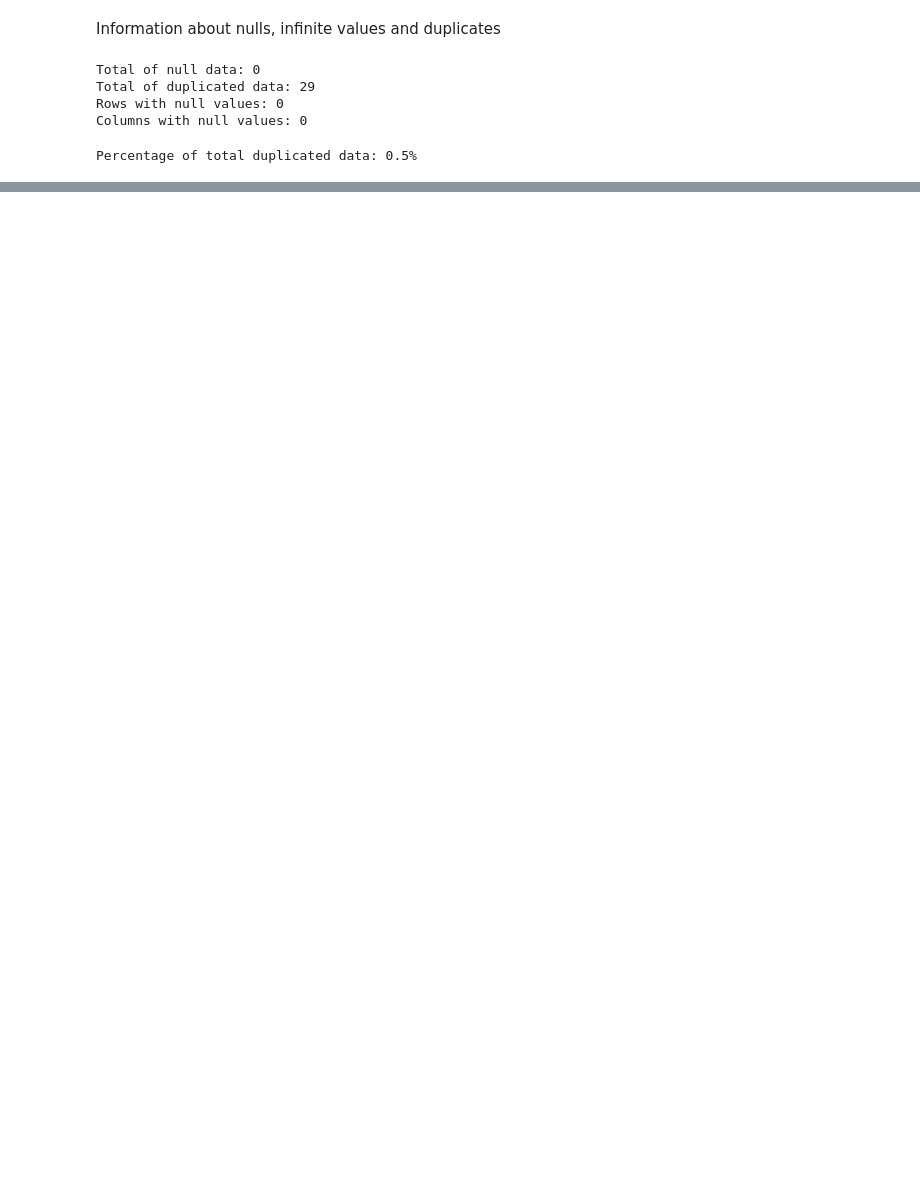
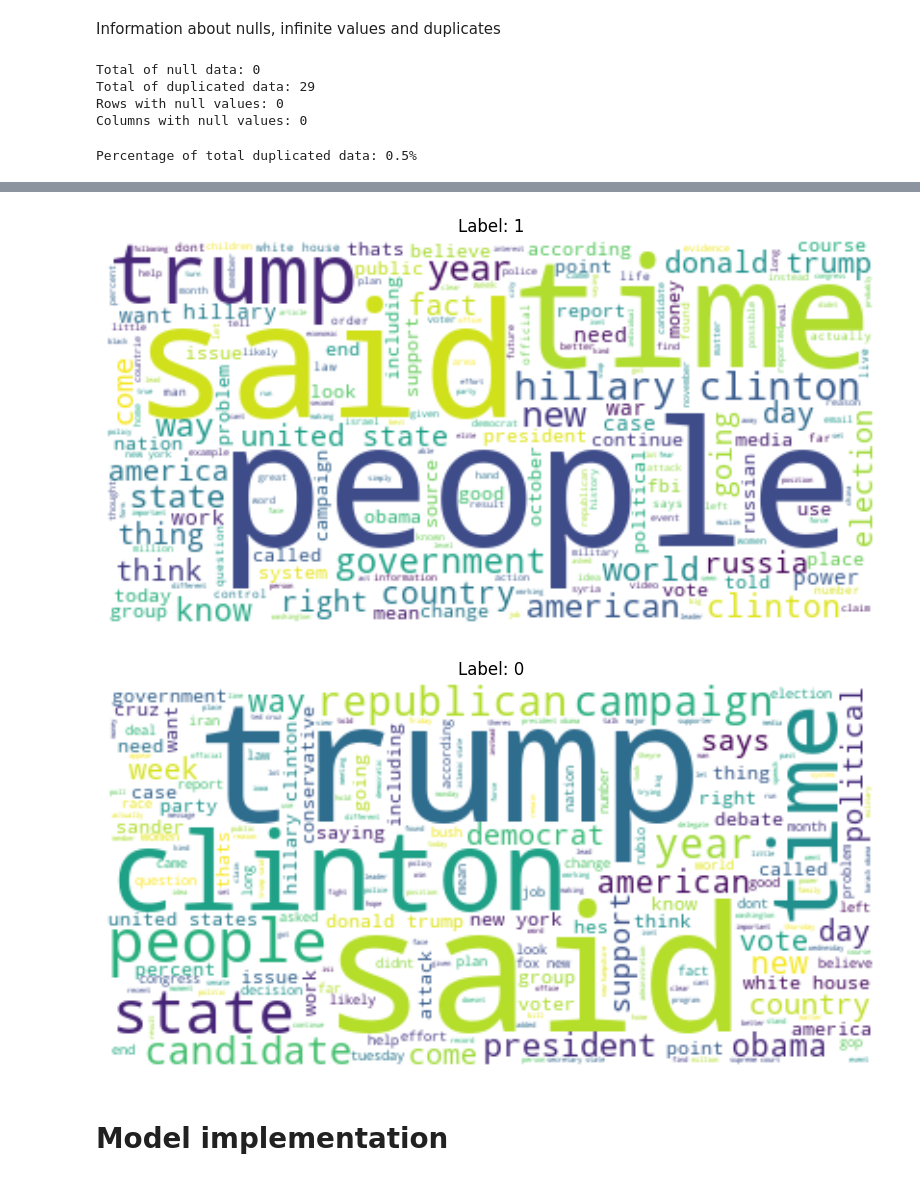
Before and after one commit to estivengrx/CognoRise_Infotech, a Jupyter notebook: notebooks/task2_fake-news-prediction/fake-news-prediction.ipynb, the cells around one changed output, grey strips where cells are left out. Drawn from its saved outputs; the diff is of its cells as text; code cells hidden in the pictures; blank space fills up the shorter version.

Commit message:
feat: Added feature engineering, cleaning text and model creation
It is left the tunning of hyperparameter well made and the best training of the model

```diff
--- a/notebooks/task2_fake-news-prediction/fake-news-prediction.ipynb
+++ b/notebooks/task2_fake-news-prediction/fake-news-prediction.ipynb
@@ -112,0 +146,10 @@ Percentage of total duplicated data: 0.5%
+# %%
+df = df.copy().drop(['title'], axis=1)
+# %%
+df['text_length'] = df['text'].apply(len)
+df['text_num_capital_letters'] = df['text'].apply(lambda s: sum([1 for c in s if c.isupper()]))
+df['text_num_words'] = df['text'].apply(lambda s: len(s.split()))
+df['text_avg_word_length'] = df['text'].apply(lambda s: sum(len(word) for word in s.split()) / len(s.split()) if len(s.split()) > 0 else 0)
+df['text_num_special_chars'] = df['text'].apply(lambda s: sum([1 for c in s if not c.isalnum() and not c.isspace()]))
+
+df.head()
@@ -112,0 +163,14 @@ Percentage of total duplicated data: 0.5%
+# %%
+def clean_text(text):
+    text = str(text).lower()
+    text = nfx.remove_special_characters(text)
+    text = nfx.remove_stopwords(text)
+    text = nfx.remove_urls(text)
+    text = nfx.remove_puncts(text)
+    text = nfx.remove_emails(text)
+    text = nfx.remove_userhandles(text)
+    return text
+
+df['cleaned_text'] = df['text'].apply(clean_text)
+df.drop(['text'], axis=1, inplace=True)
+df.head()
@@ -112,0 +189,21 @@ Percentage of total duplicated data: 0.5%
+# %%
+from wordcloud import WordCloud
+import matplotlib.pyplot as plt
+
+# Assuming 'label' is the name of your label column
+labels = df['label'].unique()
+
+for label in labels:
+    text = " ".join(review for review in df[df['label'] == label]['cleaned_text'])
+    wordcloud = WordCloud(background_color='white').generate(text)
+
+    plt.figure(figsize=(10,5))
+    plt.imshow(wordcloud, interpolation='bilinear')
+    plt.axis("off")
+    plt.title(f'Label: {label}')
+    plt.show()
+# %% [output]
+[figure, added]
+[figure, added]
+# %% [markdown]
+# Model implementation
```
Also changed, not shown: parts of 14 cells of this notebook, 1 other file.
